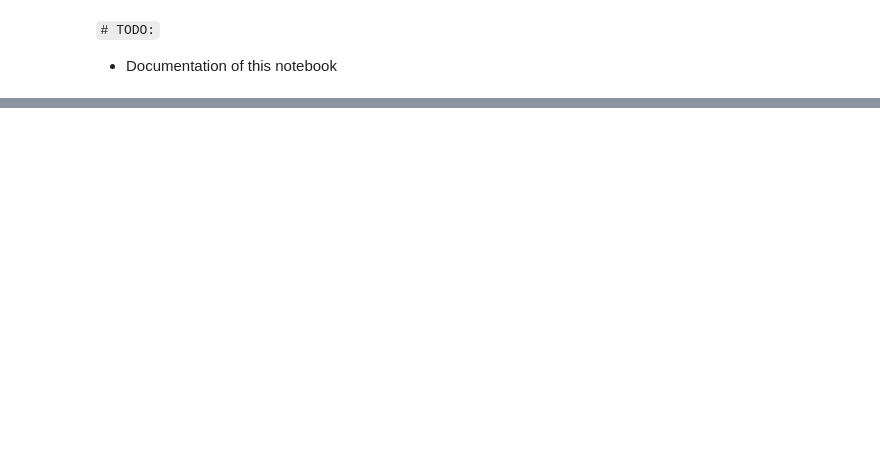
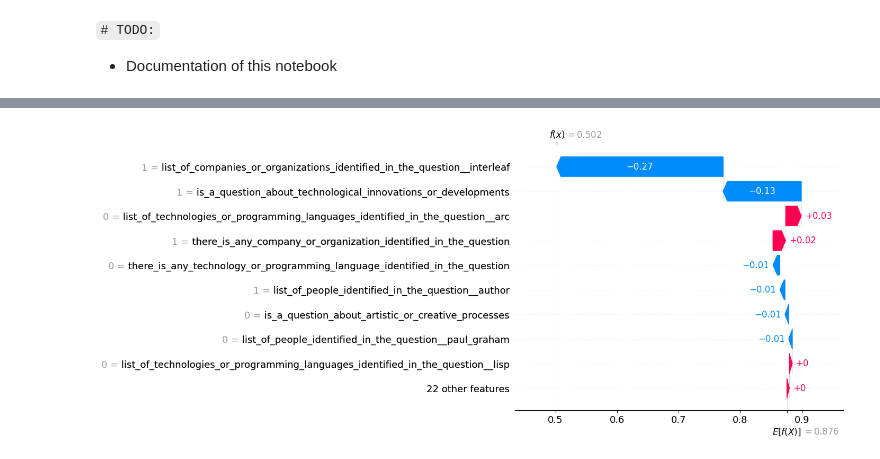
Before and after one commit to microsoft/dstoolkit-genai-shap, a Jupyter notebook: docs/examples/03-gaishap-blackbox-model.ipynb, the cells around one changed output, grey strips where cells are left out. Cells and saved outputs as stored; diff of their text form; code cells hidden in the pictures; blank space fills up the shorter version.

```diff
--- a/docs/examples/03-gaishap-blackbox-model.ipynb
+++ b/docs/examples/03-gaishap-blackbox-model.ipynb
@@ -166 +102,6 @@ shap.waterfall_plot(shap_values[0])
+# %%
+index = 9
+shap.waterfall_plot(shap_values[index])
+# %% [output]
+[figure, added]
 # %%
```
Also changed, not shown: parts of 15 cells of this notebook, 7 other files.
